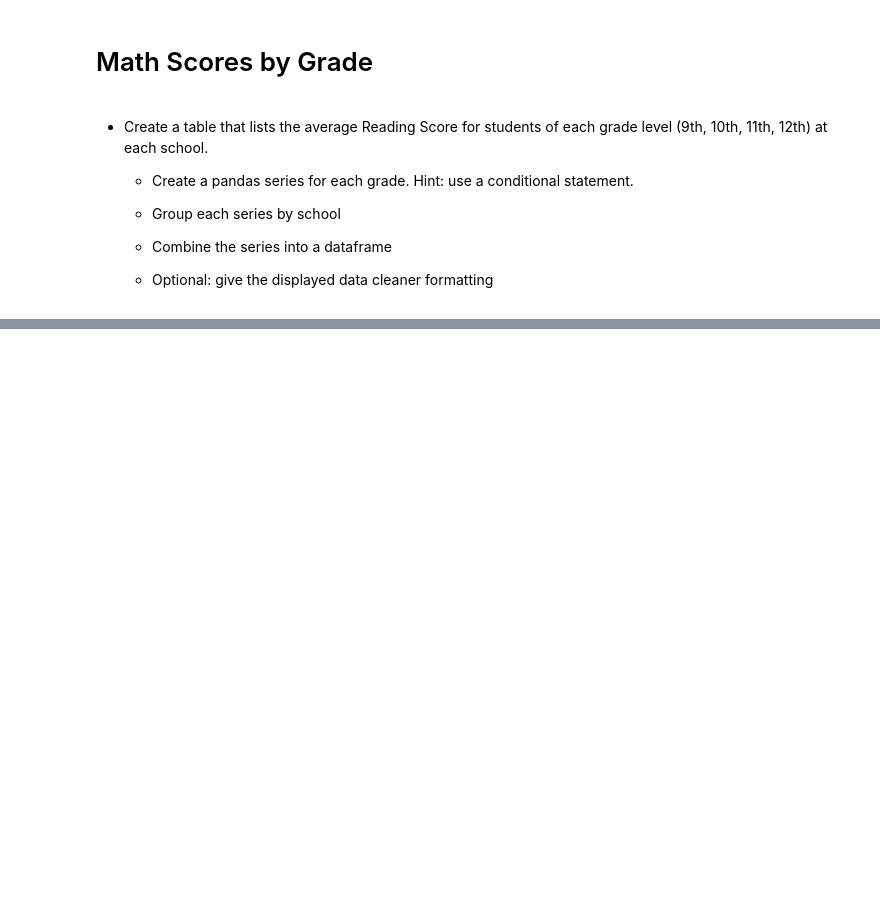
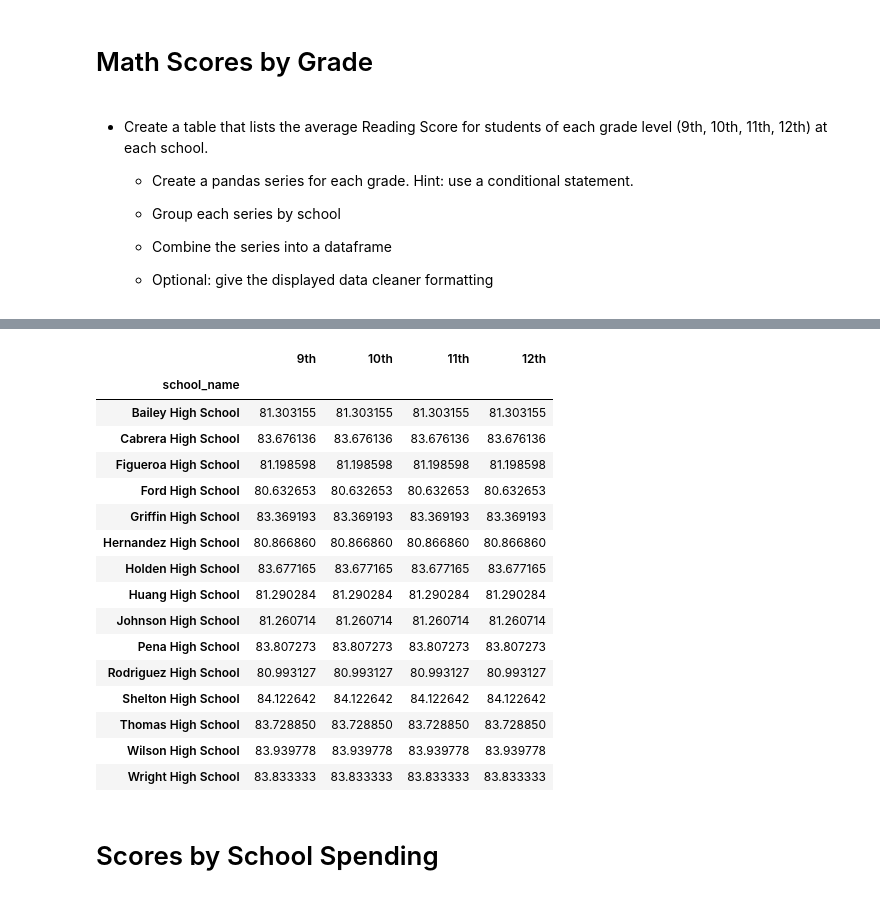
Before and after one commit to ruchisharma19/pandas-challenge, a Jupyter notebook: PyCitySchools/main.ipynb, the cells around one changed output, grey strips where cells are left out. Cells and saved outputs as stored; diff of their text form; code cells hidden in the pictures; blank space fills up the shorter version.

```diff
--- a/PyCitySchools/main.ipynb
+++ b/PyCitySchools/main.ipynb
@@ -244,3 +244,6 @@ pass_summ_sorted
    * Combine the series into a dataframe
 
    * Optional: give the displayed data cleaner formatting
+# %%
+reducded_grade_df = school_data_complete[["school_name","grade","student_name","reading_score"]]
+reducded_grade_df.head()
@@ -246,0 +257,42 @@ pass_summ_sorted
+# %%
+grade9_df = reducded_grade_df.loc[reducded_grade_df["grade"] == "9th",:]
+grade10_df = reducded_grade_df.loc[reducded_grade_df["grade"] == "10th",:]
+grade11_df = reducded_grade_df.loc[reducded_grade_df["grade"] == "11th",:]
+grade12_df = reducded_grade_df.loc[reducded_grade_df["grade"] == "12th",:]
+# grade12_df.head()
+# %%
+grouped_grade9_df = grade9_df.groupby(["school_name"])
+avg_grade9_df = grouped_grade9_df["reading_score"].mean()
+grouped_grade10_df = grade10_df.groupby(["school_name"])
+avg_grade10_df = grouped_grade10_df["reading_score"].mean()
+grouped_grade11_df = grade11_df.groupby(["school_name"])
+avg_grade11_df = grouped_grade11_df["reading_score"].mean()
+grouped_grade12_df = grade12_df.groupby(["school_name"])
+avg_grade12_df = grouped_grade12_df["reading_score"].mean()
+# %%
+avg_reading_score_grade_wise_df = pd.DataFrame({"9th" : avg_grade9_df,
+                                                "10th" : avg_grade9_df,
+                                                "11th" : avg_grade9_df,
+                                                "12th" : avg_grade9_df
+                                               })
+avg_reading_score_grade_wise_df
+# %% [output]
+|  | 9th | 10th | 11th | 12th |
+| school_name |  |  |  |  |
+| Bailey High School | 81.303155 | 81.303155 | 81.303155 | 81.303155 |
+| Cabrera High School | 83.676136 | 83.676136 | 83.676136 | 83.676136 |
+| Figueroa High School | 81.198598 | 81.198598 | 81.198598 | 81.198598 |
+| Ford High School | 80.632653 | 80.632653 | 80.632653 | 80.632653 |
+| Griffin High School | 83.369193 | 83.369193 | 83.369193 | 83.369193 |
+| Hernandez High School | 80.866860 | 80.866860 | 80.866860 | 80.866860 |
+| Holden High School | 83.677165 | 83.677165 | 83.677165 | 83.677165 |
+| Huang High School | 81.290284 | 81.290284 | 81.290284 | 81.290284 |
+| Johnson High School | 81.260714 | 81.260714 | 81.260714 | 81.260714 |
+| Pena High School | 83.807273 | 83.807273 | 83.807273 | 83.807273 |
+| Rodriguez High School | 80.993127 | 80.993127 | 80.993127 | 80.993127 |
+| Shelton High School | 84.122642 | 84.122642 | 84.122642 | 84.122642 |
+| Thomas High School | 83.728850 | 83.728850 | 83.728850 | 83.728850 |
+| Wilson High School | 83.939778 | 83.939778 | 83.939778 | 83.939778 |
+| Wright High School | 83.833333 | 83.833333 | 83.833333 | 83.833333 |
+# %% [markdown]
+# Scores by School Spending
```
Also changed, not shown: parts of 12 cells of this notebook.
